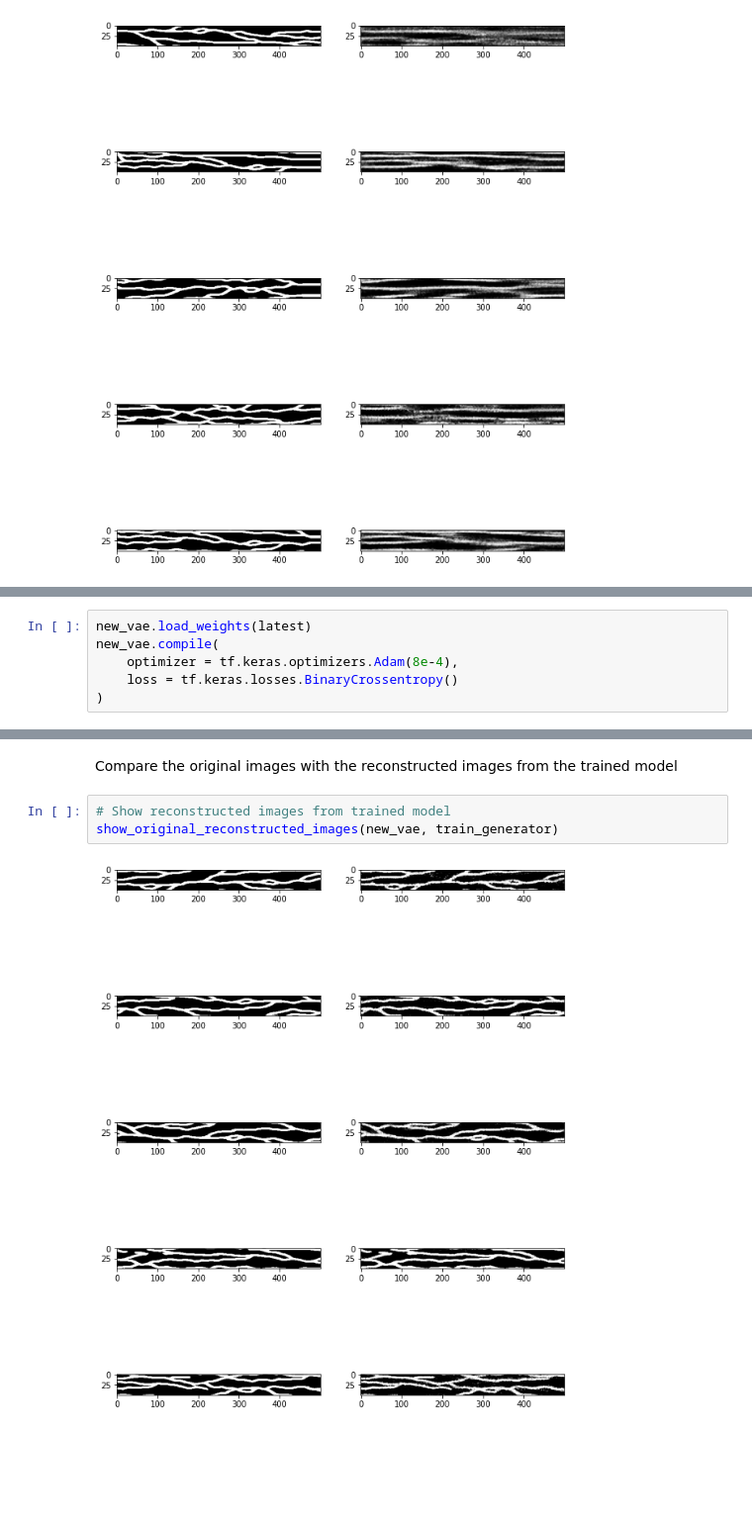
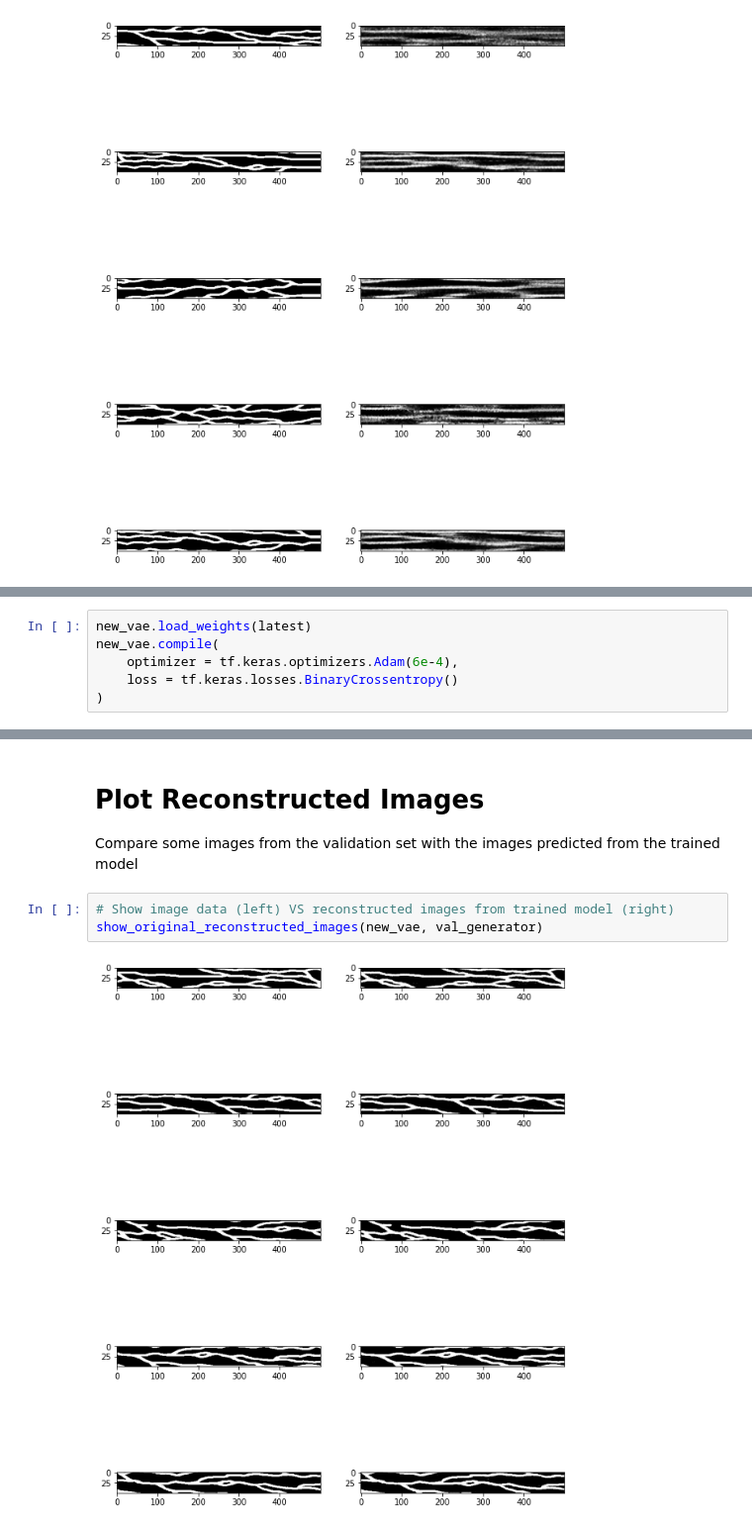
Before and after one commit to lamd91/VAE_DA, a Jupyter notebook: VAE_MPS.ipynb, the cells around one changed output, grey strips where cells are left out. Shown: that part at 99% size. Saved outputs shown, nothing was run; the diff lists cells and outputs as text; blank space fills up the shorter version.

Commit message:
Update reconstructed images with trained model

```diff
--- a/VAE_MPS.ipynb
+++ b/VAE_MPS.ipynb
@@ -644,7 +651,7 @@ print(latest)
 # %%
 new_vae.load_weights(latest)
 new_vae.compile(
-    optimizer = tf.keras.optimizers.Adam(8e-4),
+    optimizer = tf.keras.optimizers.Adam(6e-4),
     loss = tf.keras.losses.BinaryCrossentropy()
 )
 # %%
@@ -700,7 +707,8 @@ plt.legend()
 # %% [markdown]
-Compare the original images with the reconstructed images from the trained model
+# Plot Reconstructed Images
+Compare some images from the validation set with the images predicted from the trained model
 # %%
-# Show reconstructed images from trained model
-show_original_reconstructed_images(new_vae, train_generator)
+# Show image data (left) VS reconstructed images from trained model (right)
+show_original_reconstructed_images(new_vae, val_generator)
 # %% [output]
-[figure, old version]
+[figure, new version]
```
Also changed, not shown: parts of 9 cells of this notebook.
